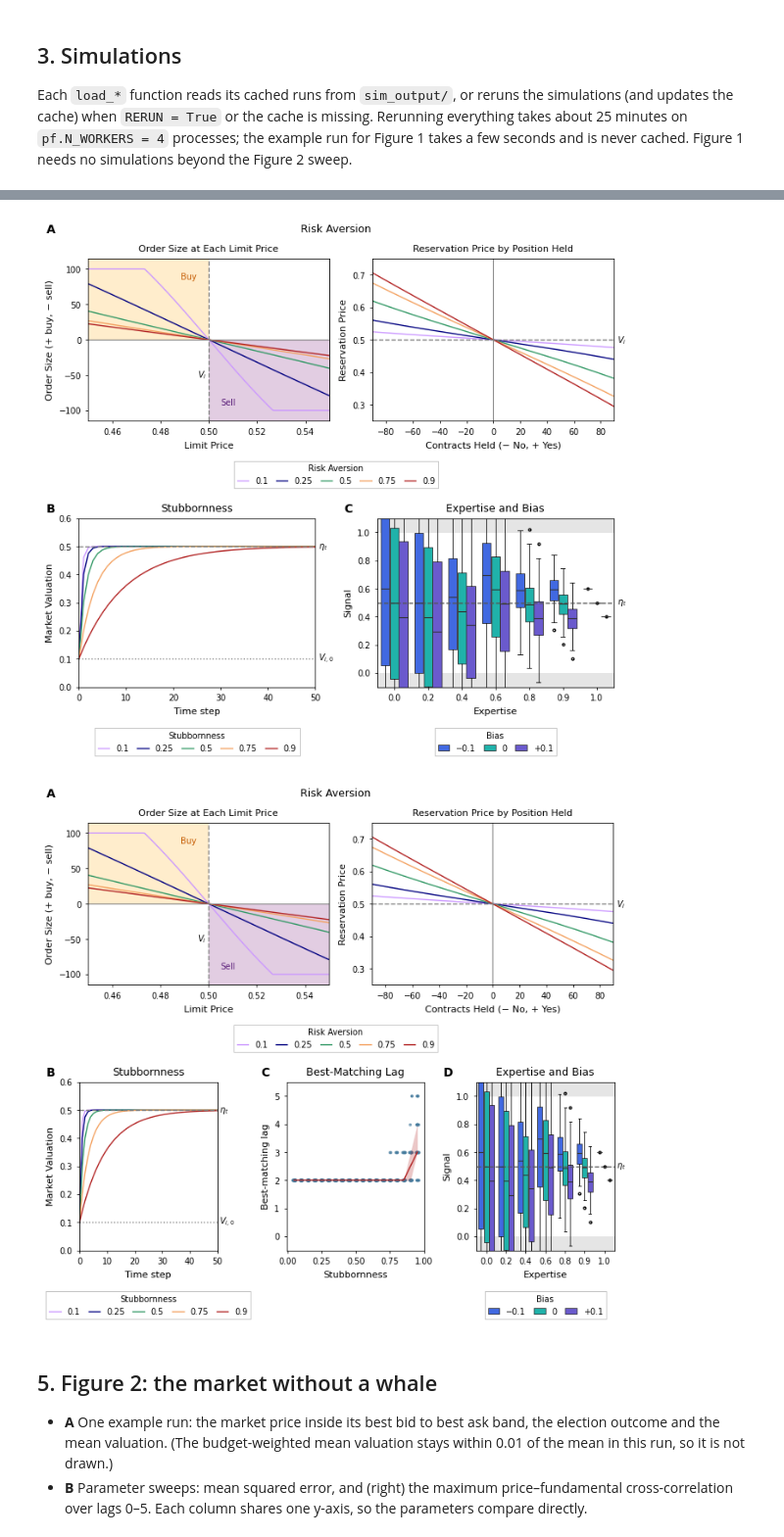
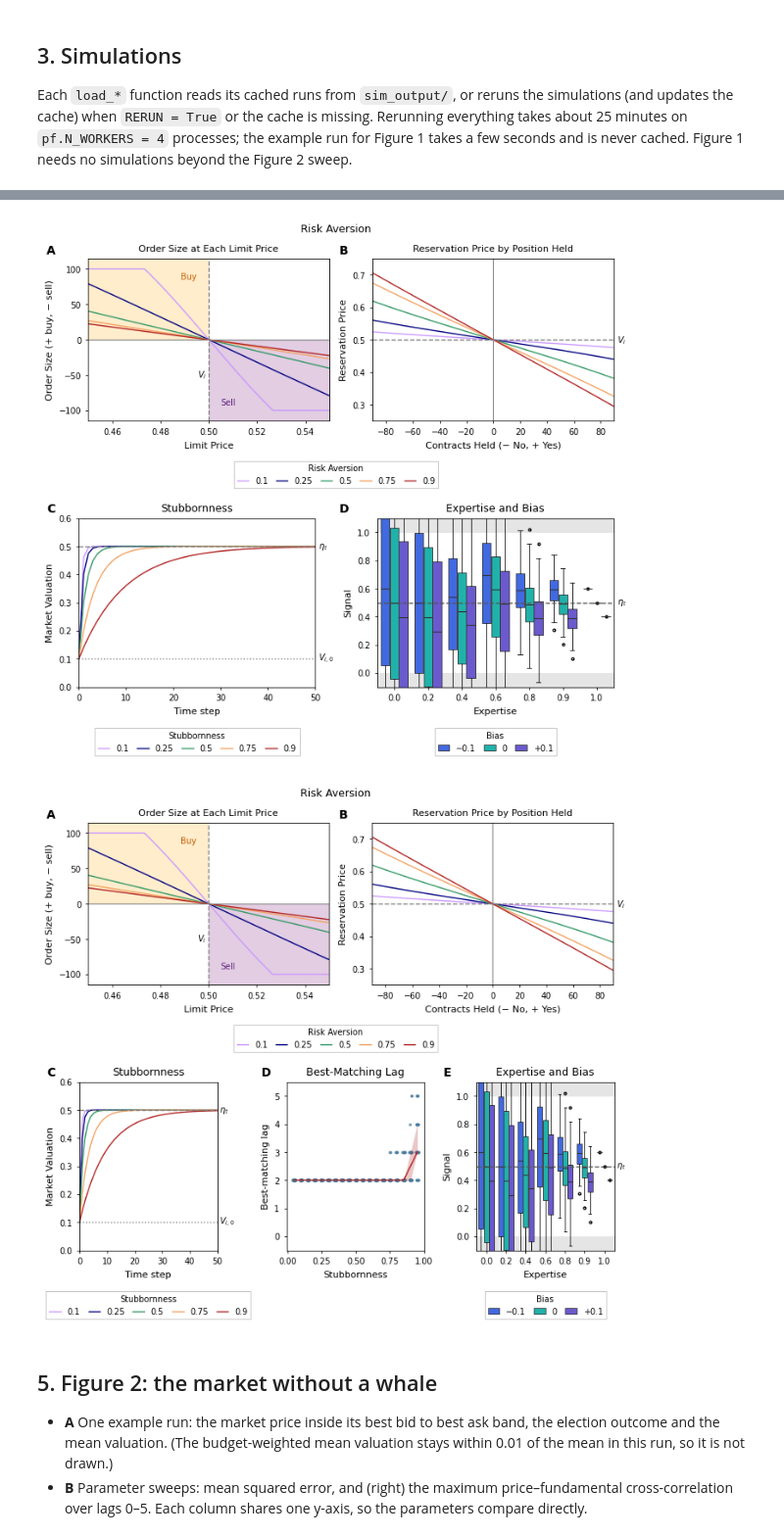
Before and after one commit to ebbam/power_prediction_clob, a Jupyter notebook: manuscript_figures.ipynb, the cells around one changed output, grey strips where cells are left out. Shown at 98% size. Drawn from its saved outputs; the diff is of its cells as text; code cells hidden in the pictures.

```diff
--- a/manuscript_figures.ipynb
+++ b/manuscript_figures.ipynb
@@ -128,39 +128,39 @@ best-matching lag for stubbornness (as in Figure 2B) after B, which moves expert
 # %%
 def figure1(with_lag=False, name="stylised_mechanisms_clob"):
-    """with_lag adds the best-matching lag for stubbornness (as in Figure 2B) after panel B."""
+    """with_lag adds the best-matching lag for stubbornness (as in Figure 2B) after panel C."""
     rng = np.random.default_rng(42)          # signals in the expertise and bias panel
     # A (risk aversion: order size | reservation price) on top, the other panels below.
     figure = plt.figure(figsize=(style.PAGE_WIDTH, 6.4), layout="constrained")
     top, bottom = figure.subfigures(2, 1, height_ratios=[1.05, 1])
     ax_a, ax_a2 = top.subplots(1, 2)
     sm.plot_order_size(ax_a)
     sm.plot_reservation(ax_a2)
     top.suptitle("Risk Aversion", fontsize=style.TITLE)
     for ax in (ax_a, ax_a2):
         ax.title.set_fontsize(style.LABEL)            # subtitles under the shared title
     top.legend(*ax_a.get_legend_handles_labels(), title="Risk Aversion",
                loc="outside lower center", ncols=len(sm.RISK_AVERSIONS))
 
     bottom_axes = list(bottom.subplots(1, 3 if with_lag else 2))
     ax_b, ax_c = bottom_axes[0], bottom_axes[-1]
     sm.plot_stubbornness(ax_b)
     ax_b.set_title("Stubbornness")
     ax_b.set_ylabel("Market Valuation")
     if with_lag:
         ax_lag = bottom_axes[1]
         pf.plot_lag_column(sweep, "Stubbornness", ax_lag)
         ax_lag.set_title("Best-Matching Lag")
     sm.plot_signals(ax_c, rng)
     ax_c.set_title("Expertise and Bias")
-    style.label_panels(((ax_a, "A"), *zip(bottom_axes, "BCD")))
+    style.label_panels(((ax_a, "A"), (ax_a2, "B"), *zip(bottom_axes, "CDE")))
     pf.save(figure, name)
 
 
 figure1()
 figure1(with_lag=True, name="stylised_mechanisms_clob_lag")
 # %% [output]
-[figure, old version]
+[figure, new version]
-[figure, old version]
+[figure, new version]
 # %% [markdown]
 ## 5. Figure 2: the market without a whale
 
```
Also changed, not shown: parts of 4 cells of this notebook, 17 other files.
